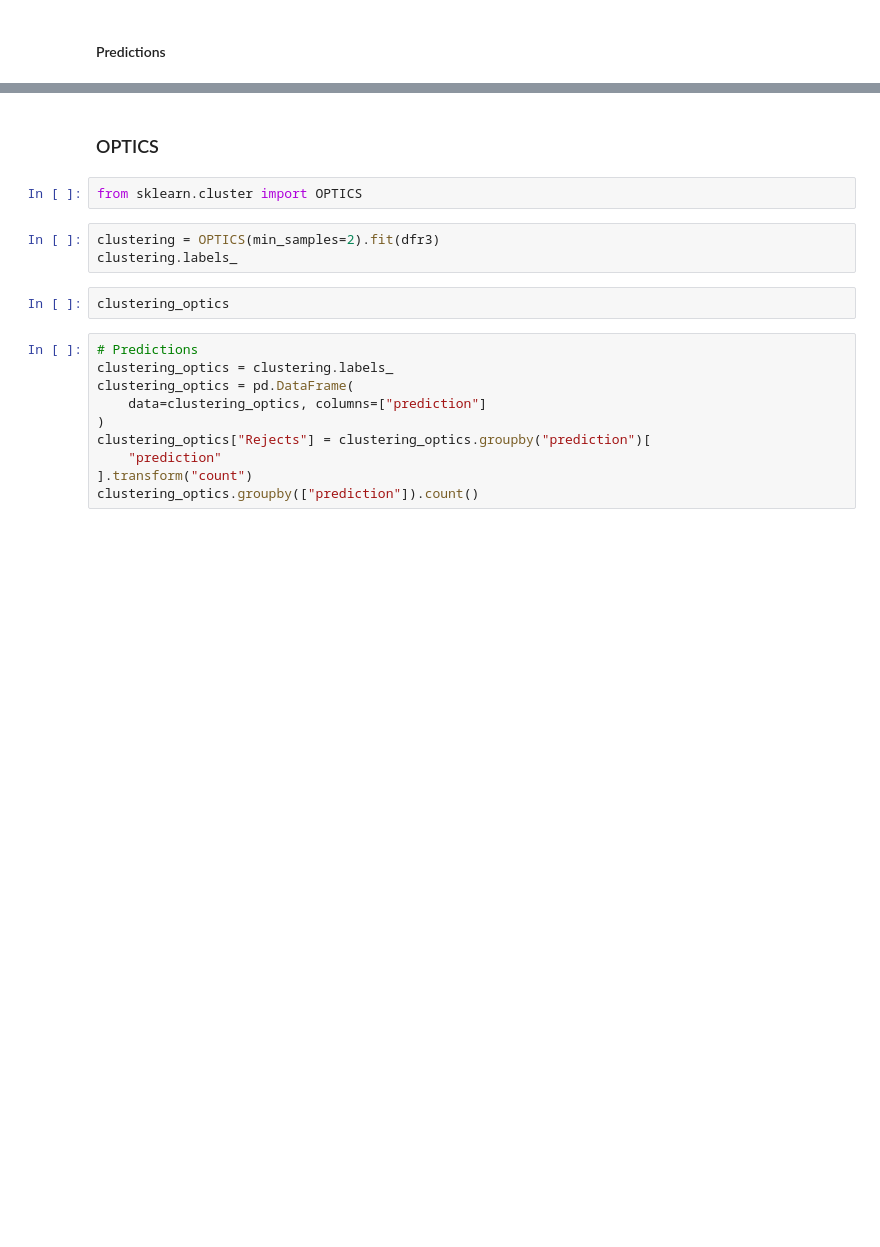
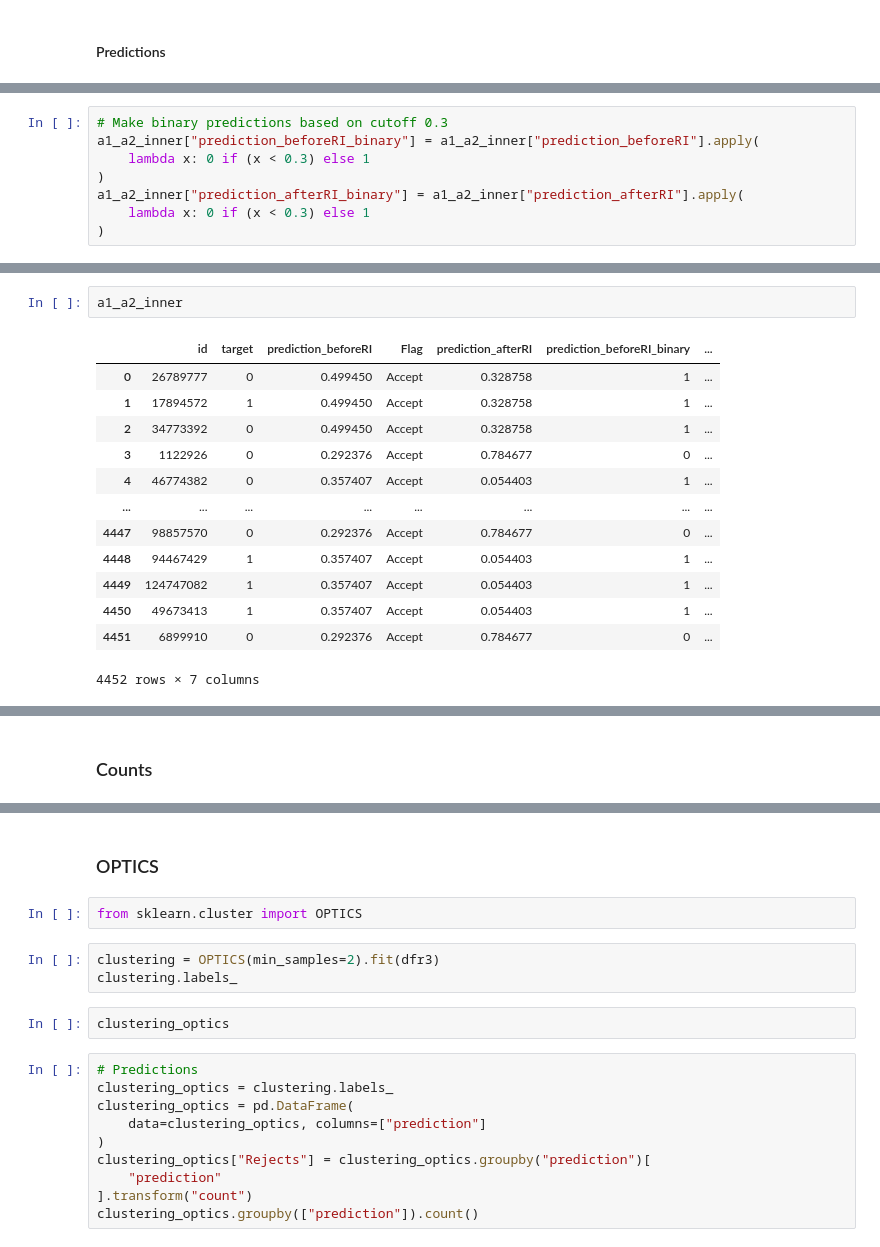
Before and after one commit to AnnaMariaAngelova/Reject_Inference, a Jupyter notebook: RI.ipynb, the cells around one changed output, grey strips where cells are left out. Saved outputs shown, nothing was run; the diff lists cells and outputs as text; blank space fills up the shorter version.

```diff
--- a/RI.ipynb
+++ b/RI.ipynb
@@ -843,3 +843,11 @@ a1_a2_inner
 | 4451 | 6899910 | 0 | 0.292376 | Accept | 0.784677 |
 4452 rows × 5 columns
 [interactive output not drawn]
+# %%
+# Make binary predictions based on cutoff 0.3
+a1_a2_inner["prediction_beforeRI_binary"] = a1_a2_inner["prediction_beforeRI"].apply(
+    lambda x: 0 if (x < 0.3) else 1
+)
+a1_a2_inner["prediction_afterRI_binary"] = a1_a2_inner["prediction_afterRI"].apply(
+    lambda x: 0 if (x < 0.3) else 1
+)
@@ -845,0 +856,16 @@ a1_a2_inner
+# %%
+a1_a2_inner
+# %% [output]
+|  | id | target | prediction_beforeRI | Flag | prediction_afterRI | prediction_beforeRI_binary | ... |
+| 0 | 26789777 | 0 | 0.499450 | Accept | 0.328758 | 1 | ... |
+| 1 | 17894572 | 1 | 0.499450 | Accept | 0.328758 | 1 | ... |
+| 2 | 34773392 | 0 | 0.499450 | Accept | 0.328758 | 1 | ... |
+| 3 | 1122926 | 0 | 0.292376 | Accept | 0.784677 | 0 | ... |
+| 4 | 46774382 | 0 | 0.357407 | Accept | 0.054403 | 1 | ... |
+| ... | ... | ... | ... | ... | ... | ... | ... |
+| 4447 | 98857570 | 0 | 0.292376 | Accept | 0.784677 | 0 | ... |
+| 4448 | 94467429 | 1 | 0.357407 | Accept | 0.054403 | 1 | ... |
+| 4449 | 124747082 | 1 | 0.357407 | Accept | 0.054403 | 1 | ... |
+| 4450 | 49673413 | 1 | 0.357407 | Accept | 0.054403 | 1 | ... |
+| 4451 | 6899910 | 0 | 0.292376 | Accept | 0.784677 | 0 | ... |
+4452 rows × 7 columns
@@ -845,0 +873,2 @@ a1_a2_inner
+# %% [markdown]
+### Counts
```
Also changed, not shown: parts of 4 cells of this notebook.
